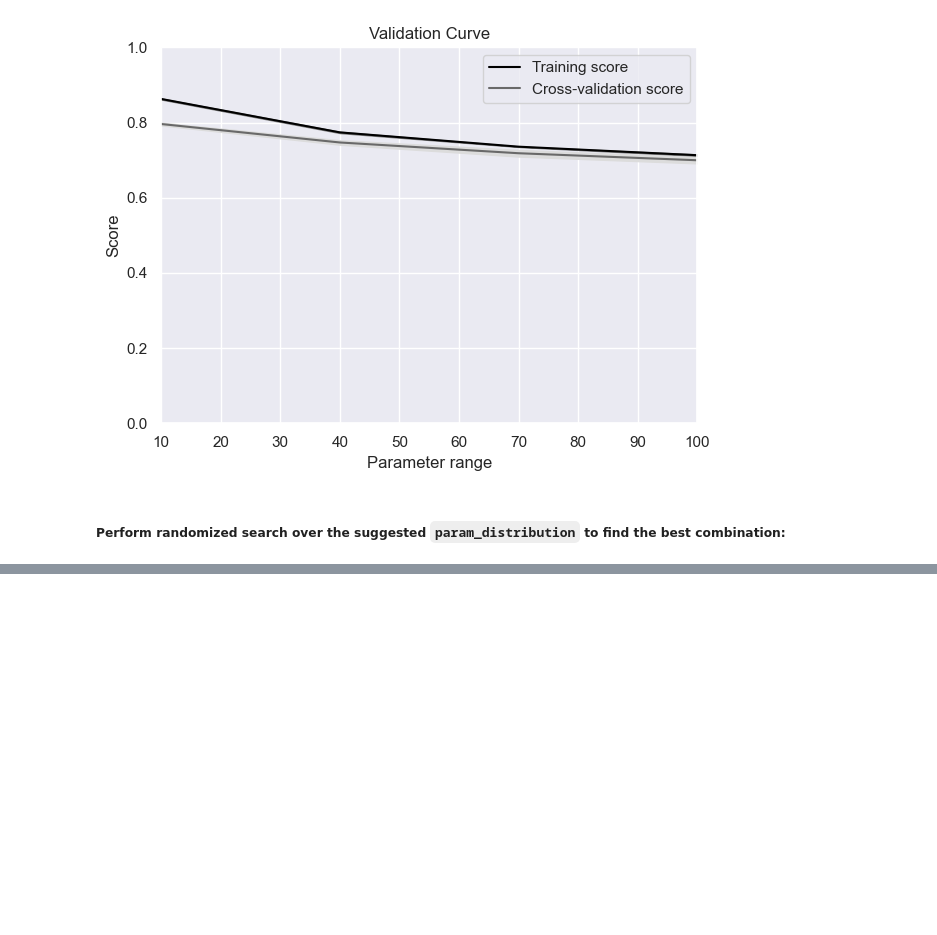
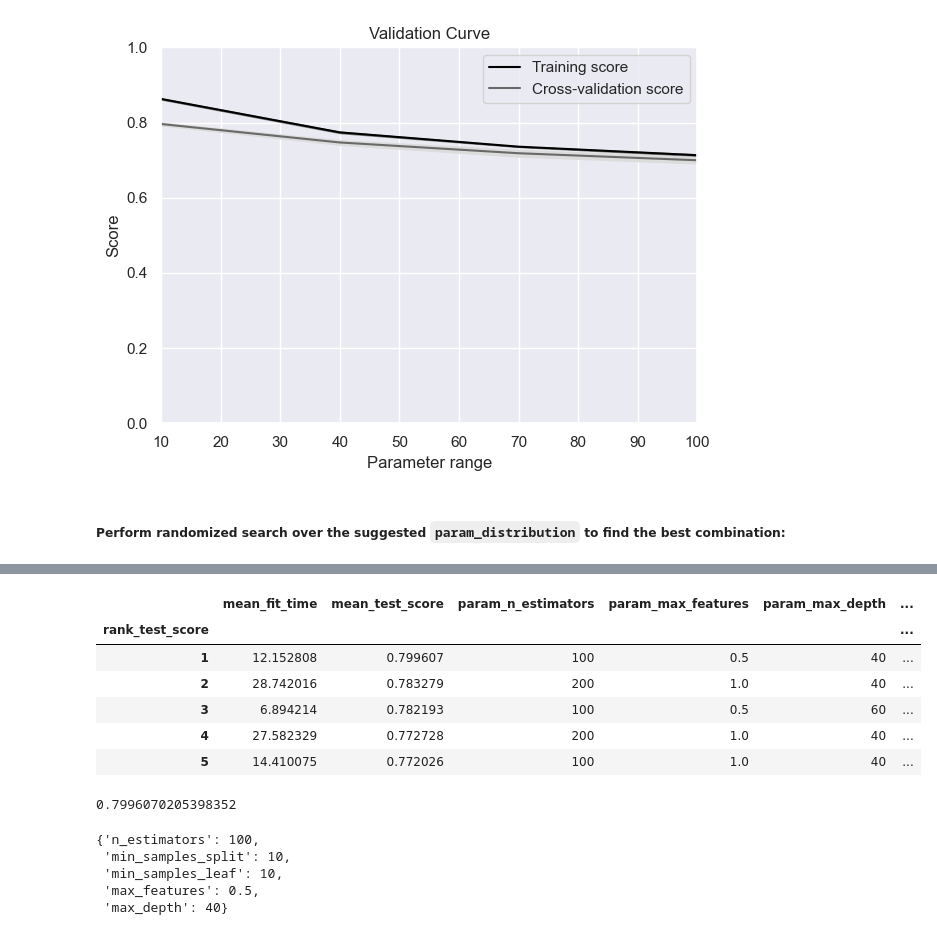
Before and after one commit to mohebmaher/GDSC-Core-Team-Training, a Jupyter notebook: Assignment-05/assignment_05.ipynb, the cells around one changed output, grey strips where cells are left out. Saved outputs shown, nothing was run; the diff lists cells and outputs as text; code cells hidden in the pictures; blank space fills up the shorter version.

```diff
--- a/Assignment-05/assignment_05.ipynb
+++ b/Assignment-05/assignment_05.ipynb
@@ -499,19 +499,19 @@ plot_validation_curve(min_samples_leaf, train_scores, test_scores)
 random_forest_reg = RandomForestRegressor(random_state=42)
 # %%
 # Define the hyperparameter distribution to search over:
-param_distribution = {
+param_distributions = {
     "n_estimators": [int(x) for x in np.linspace(start=100, stop=200, num=2)],
     "max_features": [round(x, 1) for x in np.linspace(start=0.5, stop=1.0, num=2)],
     "max_depth": [int(x) for x in np.linspace(40, 100, num=4)],
-    "min_samples_split": [int(x) for x in np.linspace(10, 50, num=4)],
-    "min_samples_leaf": [int(x) for x in np.linspace(start=10, stop=50, num=4)]
+    "min_samples_split": [int(x) for x in np.linspace(10, 100, num=5)],
+    "min_samples_leaf": [int(x) for x in np.linspace(start=10, stop=100, num=5)]
 }
 # %%
 # Define the RandomizedSearchCV object:
 random_search_cv = RandomizedSearchCV(
     estimator=random_forest_reg,
-    param_distribution=param_distribution,
-    n_iter=20,
+    param_distributions=param_distributions,
+    n_iter=50,
     return_train_score=True,
     cv=5,
     random_state=42,
@@ -524,6 +527,32 @@ random_search_cv.fit(X_train_transformed, y_train)
+# %%
+# Print the results:
+cv_results = pd.DataFrame(random_search_cv.cv_results_)
+hyperparams = ["param_" + p for p in param_distributions.keys()]
+cols = ["mean_fit_time", "mean_test_score", "rank_test_score"] + hyperparams
+imp_cv_results = cv_results[cols].set_index("rank_test_score").sort_index()
+imp_cv_results.head()
+# %% [output]
+|  | mean_fit_time | mean_test_score | param_n_estimators | param_max_features | param_max_depth | ... |
+| rank_test_score |  |  |  |  |  | ... |
+| 1 | 12.152808 | 0.799607 | 100 | 0.5 | 40 | ... |
+| 2 | 28.742016 | 0.783279 | 200 | 1.0 | 40 | ... |
+| 3 | 6.894214 | 0.782193 | 100 | 0.5 | 60 | ... |
+| 4 | 27.582329 | 0.772728 | 200 | 1.0 | 40 | ... |
+| 5 | 14.410075 | 0.772026 | 100 | 1.0 | 40 | ... |
+# %%
+# Print the best score achievd:
+random_search_cv.best_score_
+# %% [output]
+0.7996070205398352
 # %%
-# print the best hyperparameters found:
+# Print the best hyperparameters found:
 best_params = random_search_cv.best_params_
 best_params
+# %% [output]
+{'n_estimators': 100,
+ 'min_samples_split': 10,
+ 'min_samples_leaf': 10,
+ 'max_features': 0.5,
+ 'max_depth': 40}
 # %%
 # Pickle the best model found:
```
Also changed, not shown: parts of 10 cells of this notebook.
